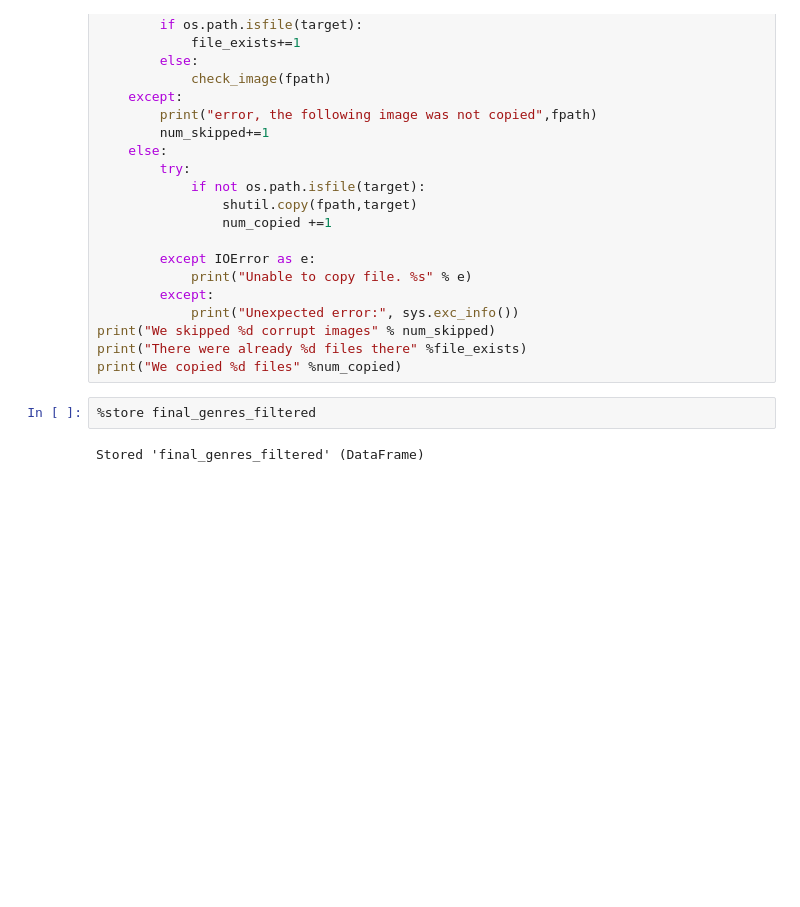
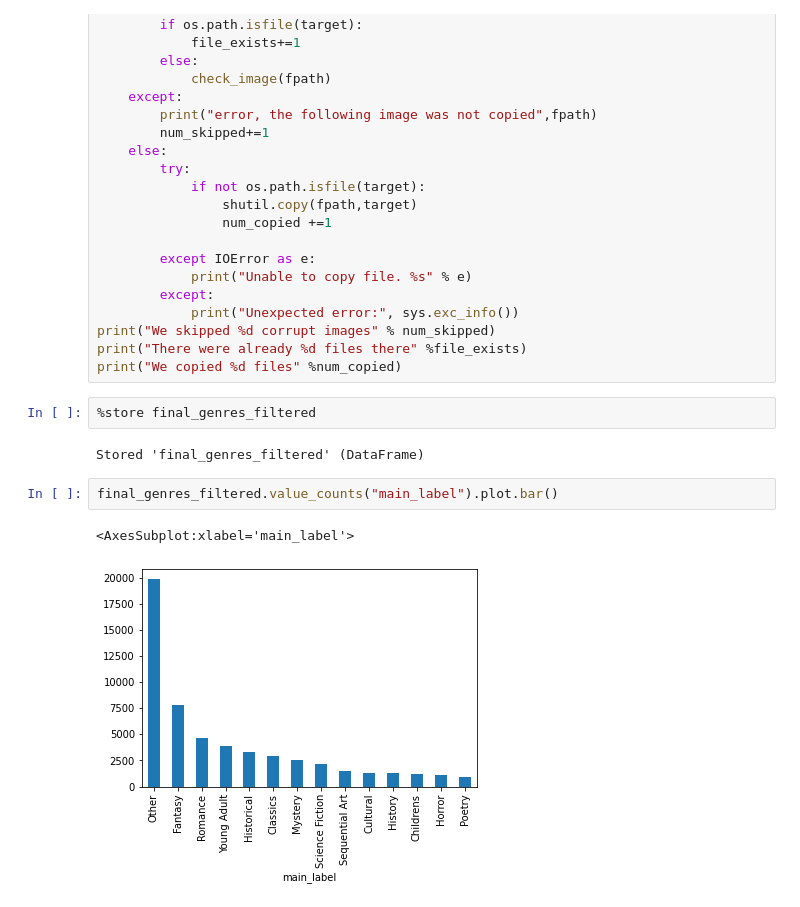
Before and after one commit to A-Istrate/80629_Project, a Jupyter notebook: ML80629_Data_preparation.ipynb, the cells around one changed output. Saved outputs shown, nothing was run; the diff lists cells and outputs as text; blank space fills up the shorter version.

```diff
--- a/ML80629_Data_preparation.ipynb
+++ b/ML80629_Data_preparation.ipynb
@@ -187,3 +187,8 @@ print("We copied %d files" %num_copied)
 %store final_genres_filtered
 # %% [output]
 Stored 'final_genres_filtered' (DataFrame)
+# %%
+final_genres_filtered.value_counts("main_label").plot.bar()
+# %% [output]
+<AxesSubplot:xlabel='main_label'>
+[figure, added]
```
Also changed, not shown: parts of 2 cells of this notebook, 2 other files.
